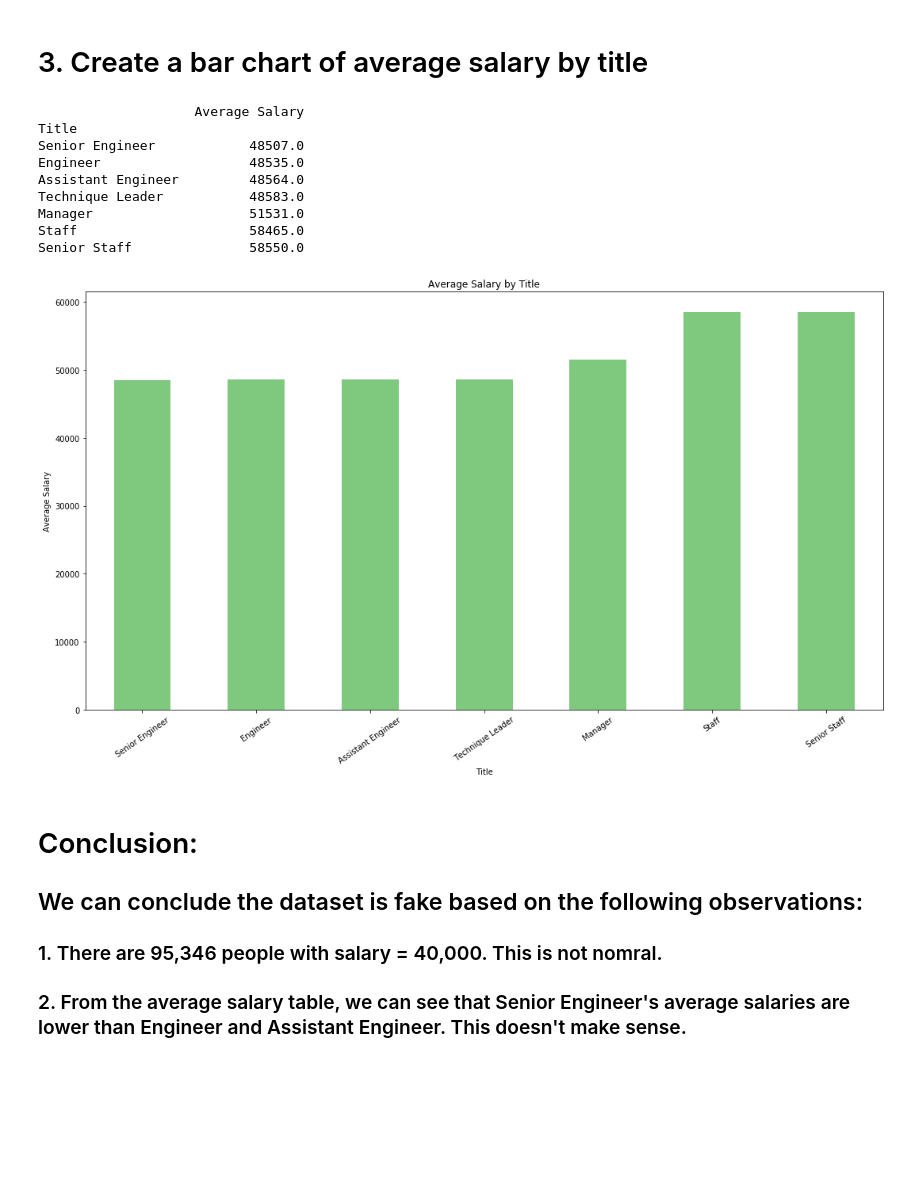
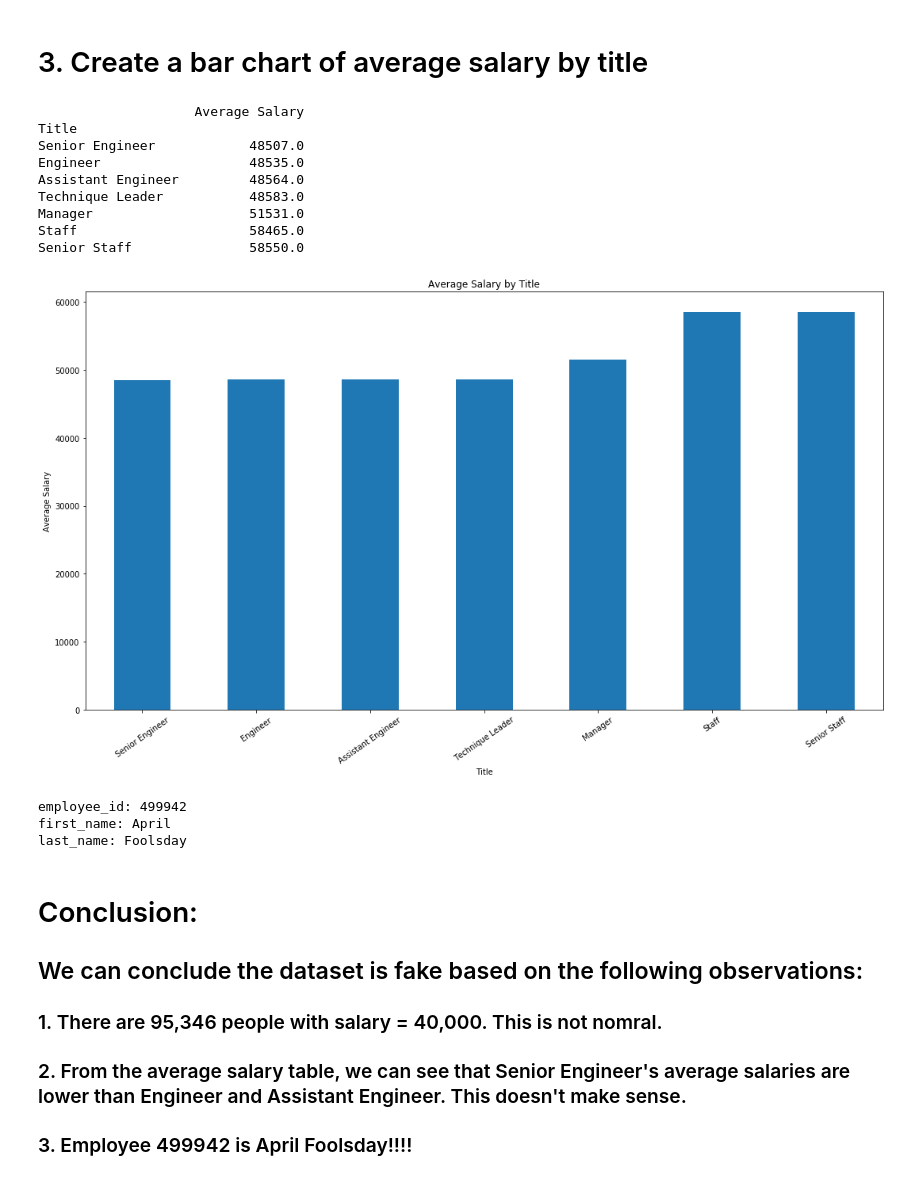
Before and after one commit to zhaoyun95/sql-challenge, a Jupyter notebook: EmployeeSQL/employee.ipynb, the cells around one changed output. Saved outputs shown, nothing was run; the diff lists cells and outputs as text; code cells hidden in the pictures; blank space fills up the shorter version.

```diff
--- a/EmployeeSQL/employee.ipynb
+++ b/EmployeeSQL/employee.ipynb
@@ -70,29 +70,40 @@ order by "Average Salary"
 # %%
 avg_salary_df = pd.DataFrame(avg_salary_query, columns = ['Title', 'Average Salary'])
 avg_salary_df.set_index("Title",inplace=True)
 print(avg_salary_df)
 
 bar_chart = avg_salary_df.plot( kind = 'bar', legend = False,
                    title = "Average Salary by Title",
-                   figsize = (15,9), rot=35,
-                   colormap = 'Accent')
+                   figsize = (15,9), rot=35)
 
 bar_chart.set_ylabel("Average Salary")
 plt.tight_layout()
 plt.show()
 # %% [output]
                     Average Salary
 Title
 Senior Engineer            48507.0
 Engineer                   48535.0
 Assistant Engineer         48564.0
 Technique Leader           48583.0
 Manager                    51531.0
 Staff                      58465.0
 Senior Staff               58550.0
-[figure, old version]
+[figure, new version]
+# %%
+# Epilogue: who is employee id 499942?
+employee_499942 = engine.execute("select * from employee where employee_id = 499942").fetchall()
+(employee_id, title_id, birth_date, first_name, last_name, sex, hire_date) = employee_499942[0]
+print(f"employee_id: {employee_id}")
+print(f"first_name: {first_name}")
+print(f"last_name: {last_name}")
+# %% [output]
+employee_id: 499942
+first_name: April
+last_name: Foolsday
 # %% [markdown]
 # Conclusion:
 ## We can conclude the dataset is fake based on the following observations:
 ### 1. There are 95,346 people with salary = 40,000.  This is not nomral.
 ### 2. From the average salary table, we can see that Senior Engineer's average salaries are lower than Engineer and Assistant Engineer.  This doesn't make sense.
+### 3. Employee 499942 is April Foolsday!!!!
```
Also changed, not shown: 1 other file.
